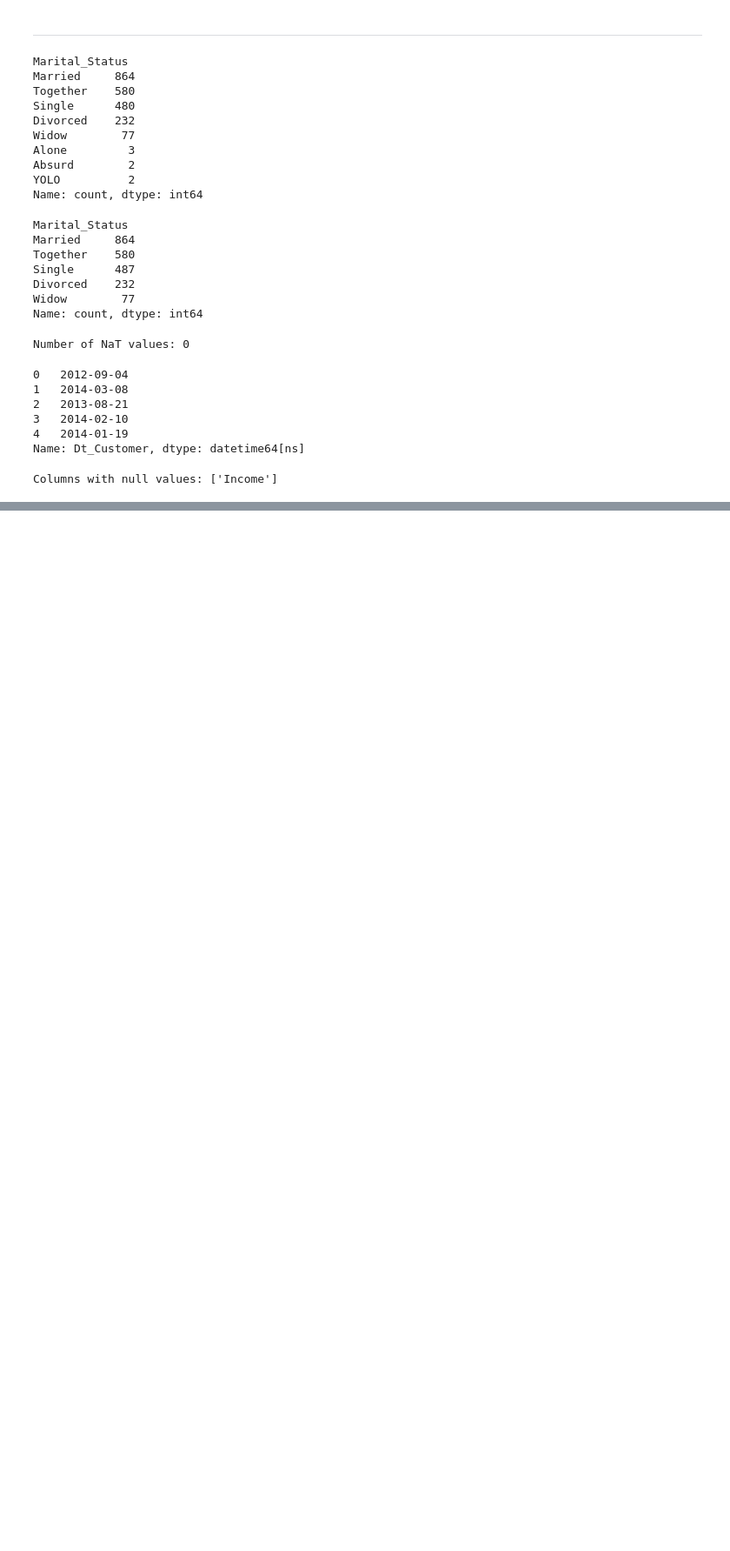
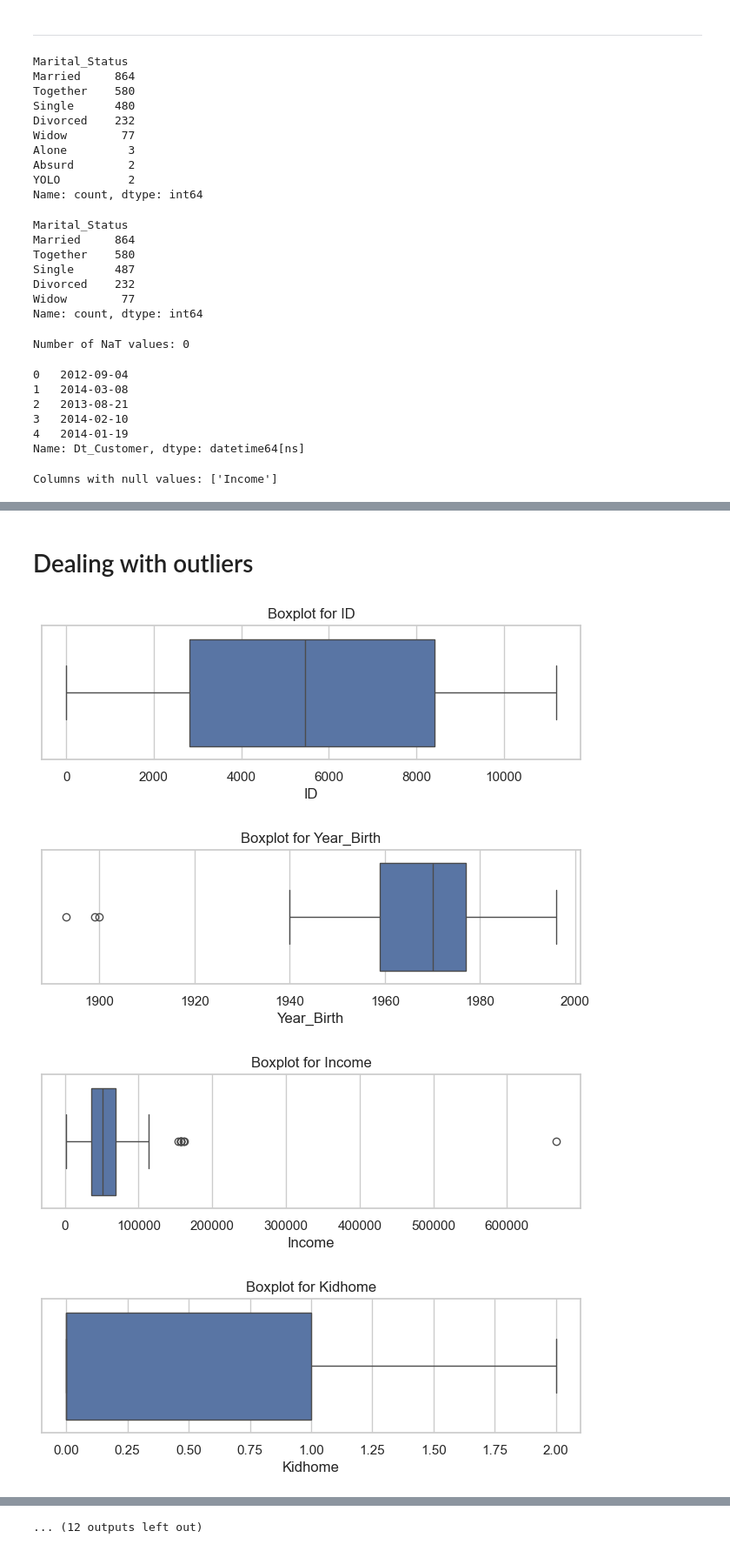
Before and after one commit to RahmaElhagary/Lectures_tasks, a Jupyter notebook: Task_8_marketing_dataset/marketing_campaign.ipynb, the cells around one changed output, grey strips where cells are left out. Shown at 87% size. Drawn from its saved outputs; the diff is of its cells as text; code cells hidden in the pictures; blank space fills up the shorter version.

Commit message:
Handling Outliers and Missing values in task 8

```diff
--- a/Task_8_marketing_dataset/marketing_campaign.ipynb
+++ b/Task_8_marketing_dataset/marketing_campaign.ipynb
@@ -162,0 +184,2 @@ Columns with null values: ['Income']
+# %%
+df.dropna(subset=["Income"], inplace=True)
@@ -162,0 +206,31 @@ Columns with null values: ['Income']
+# %% [markdown]
+# Dealing with outliers
+# %%
+numerical_cols = df.select_dtypes(include=[np.number]).columns
+columns_with_outliers = []
+
+for col in numerical_cols:
+    col_data = df[col].dropna()
+
+    Q1 = col_data.quantile(0.25)
+    Q3 = col_data.quantile(0.75)
+    IQR = Q3 - Q1
+
+    lower_bound = Q1 - 1.5 * IQR
+    upper_bound = Q3 + 1.5 * IQR
+
+
+    has_outliers = ((col_data < lower_bound) | (col_data > upper_bound)).any()
+
+    if has_outliers:
+        columns_with_outliers.append(col)
+
+    plt.figure(figsize=(8, 2))
+    sns.boxplot(x=df[col])
+    plt.title(f'Boxplot for {col}')
+    plt.show()
+# %% [output]
+[figure, added]
+[figure, added]
+[figure, added]
+[figure, added]
@@ -162,0 +245 @@ Columns with null values: ['Income']
+... (12 outputs left out)
```
Also changed, not shown: parts of 14 cells of this notebook.
